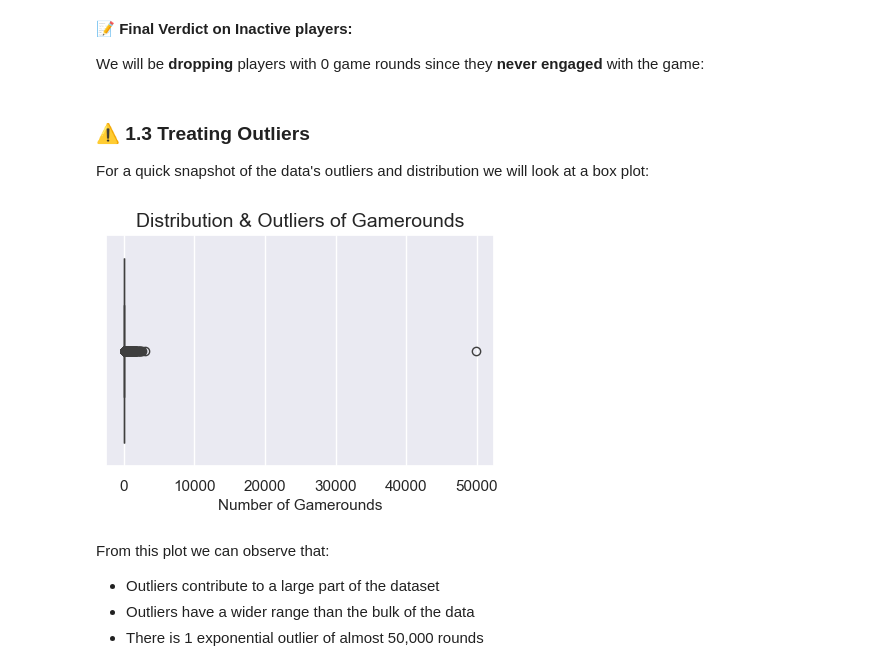
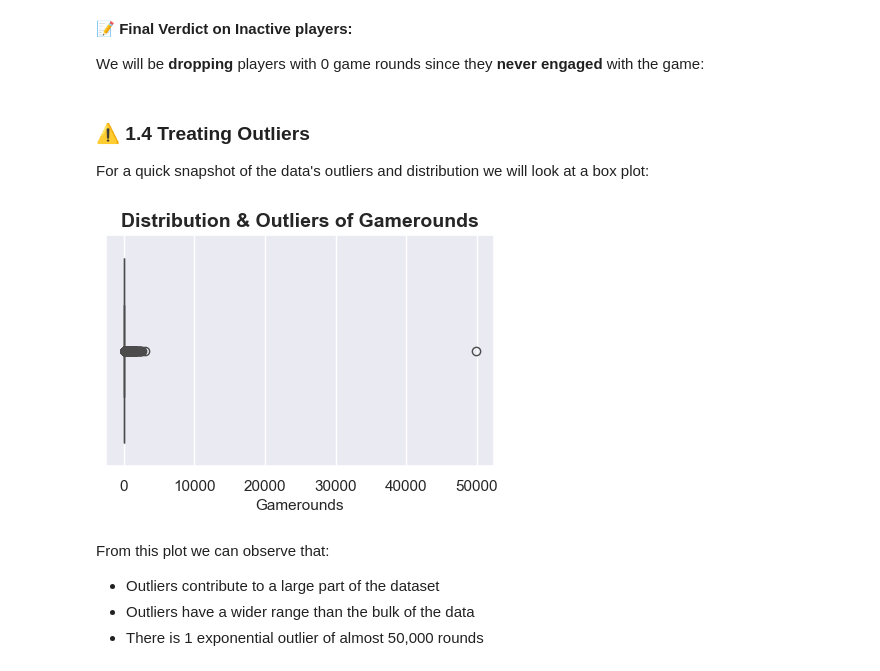
Before and after one commit to giddygarcia/ab-testing, a Jupyter notebook: mobile-game.ipynb, the cells around one changed output. Saved outputs shown, nothing was run; the diff lists cells and outputs as text; code cells hidden in the pictures.

```diff
--- a/mobile-game.ipynb
+++ b/mobile-game.ipynb
@@ -32,16 +36,13 @@ Experimental Group - Gate 40
 import matplotlib.pyplot as plt
 import numpy as np
 import pandas as pd
-from scipy.stats import chisquare
 from matplotlib.lines import Line2D
 from matplotlib.patches import Patch
-
-
 %matplotlib inline
 import seaborn as sns
 
 sns.set_style("darkgrid")
-sns.set_context(
+sns.set_theme(
     "notebook",
     rc={"axes.titlesize": 14, "axes.titleweight": "bold", "axes.labelsize": 11})
 # %% [markdown]
@@ -154,17 +157,17 @@ We will be **dropping** players with 0 game rounds since they **never engaged**
 # %%
 df = df[df["sum_gamerounds"] > 0]
 # %% [markdown]
-### ⚠️ 1.3 Treating Outliers
+### ⚠️ 1.4 Treating Outliers
 
 For a quick snapshot of the data's outliers and distribution we will look at a box plot:
 # %%
 plt.figure(figsize=(5, 3))
 sns.boxplot(df, x="sum_gamerounds")
 
 plt.title("Distribution & Outliers of Gamerounds")
-plt.xlabel("Number of Gamerounds");
+plt.xlabel("Gamerounds");
 # %% [output]
-[figure, old version]
+[figure, new version]
 # %% [markdown]
 From this plot we can observe that:
 - Outliers contribute to a large part of the dataset
```
Also changed, not shown: parts of 32 cells of this notebook, 2 other files.
